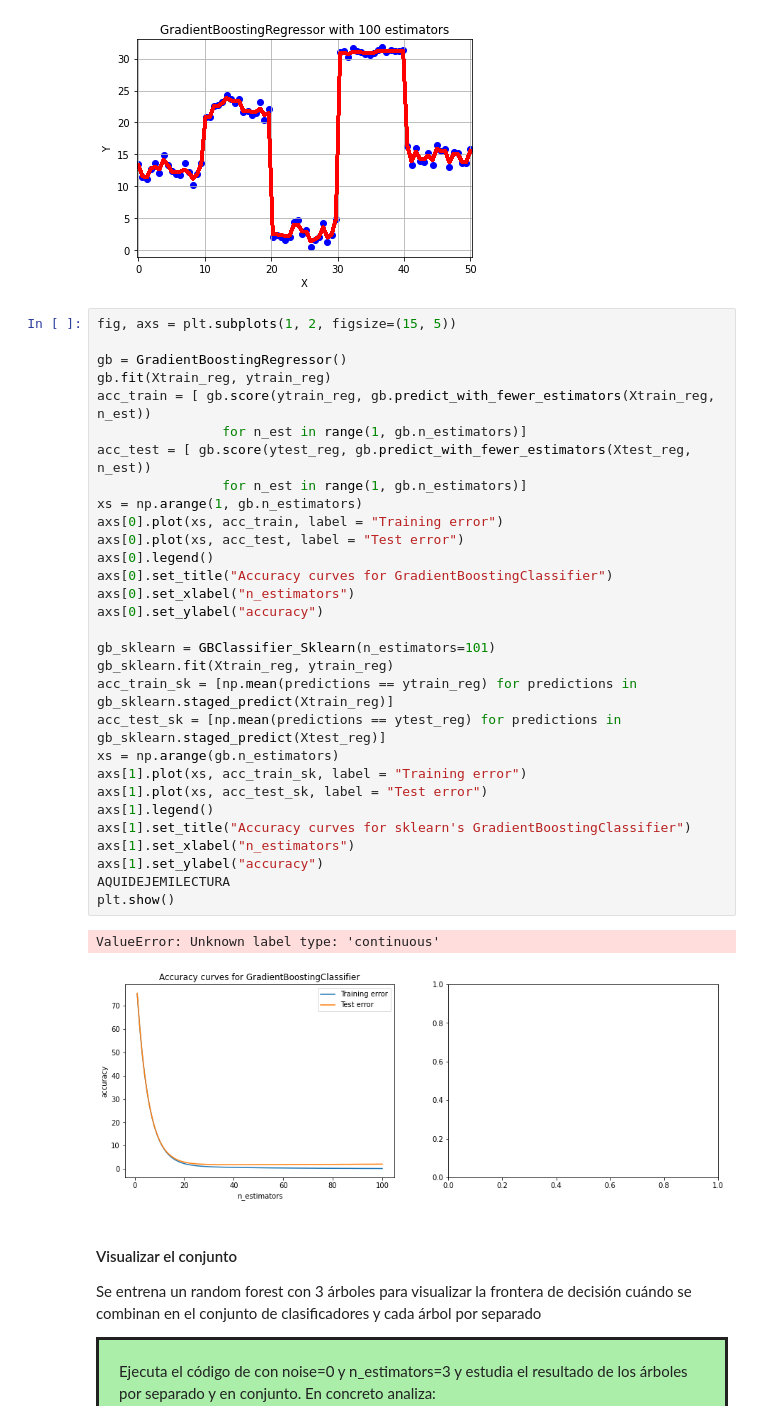
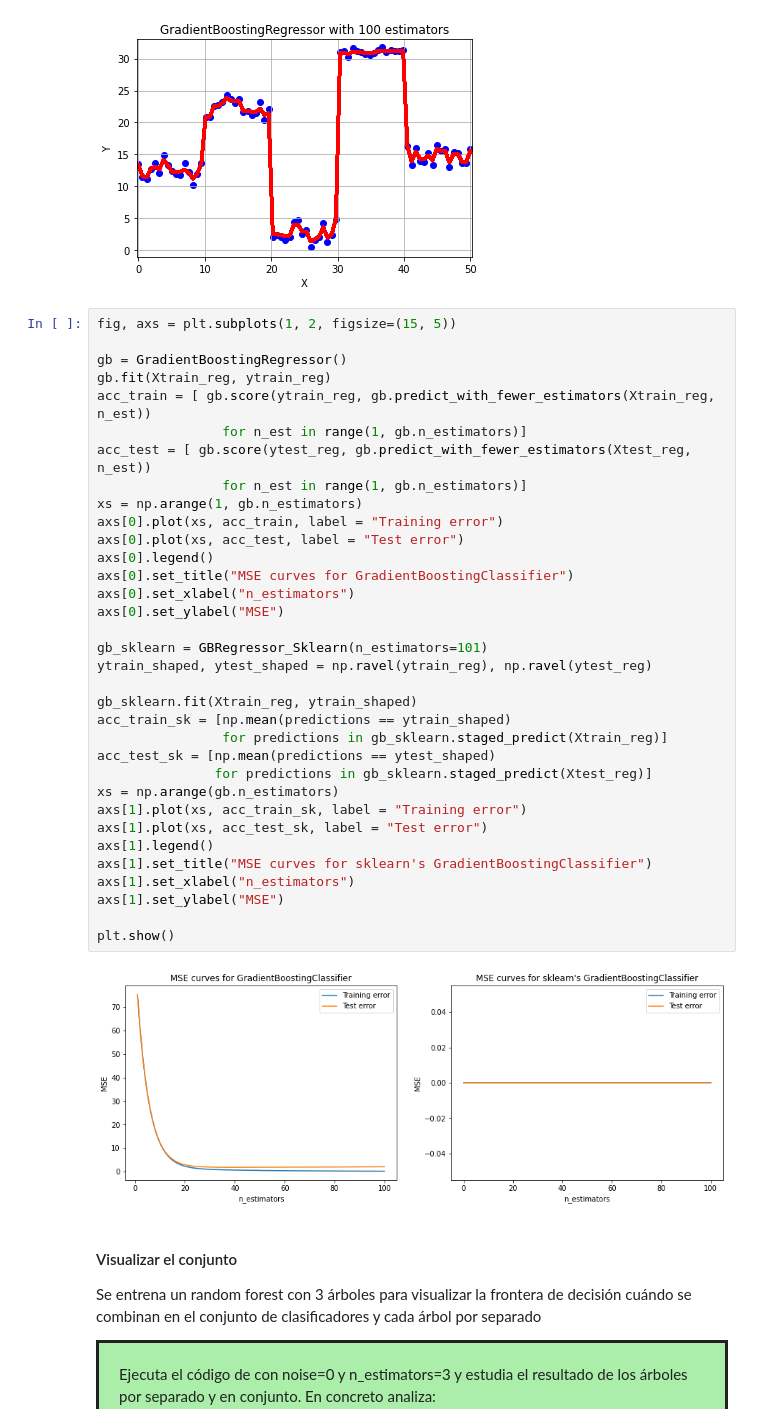
Before and after one commit to fjsaezm/mcd-maaa, a Jupyter notebook: P2/GradientBoosting.ipynb, the cells around one changed output. Cells and saved outputs as stored; diff of their text form.

```diff
--- a/P2/GradientBoosting.ipynb
+++ b/P2/GradientBoosting.ipynb
@@ -326,36 +327,39 @@ plotRegressionModel(Xtrain_reg, ytrain_reg, gb, "GradientBoostingRegressor with
 # %%
 fig, axs = plt.subplots(1, 2, figsize=(15, 5))
 
 gb = GradientBoostingRegressor()
 gb.fit(Xtrain_reg, ytrain_reg)
 acc_train = [ gb.score(ytrain_reg, gb.predict_with_fewer_estimators(Xtrain_reg, n_est))
                 for n_est in range(1, gb.n_estimators)]
 acc_test = [ gb.score(ytest_reg, gb.predict_with_fewer_estimators(Xtest_reg, n_est))
                 for n_est in range(1, gb.n_estimators)]
 xs = np.arange(1, gb.n_estimators)
 axs[0].plot(xs, acc_train, label = "Training error")
 axs[0].plot(xs, acc_test, label = "Test error")
 axs[0].legend()
-axs[0].set_title("Accuracy curves for GradientBoostingClassifier")
+axs[0].set_title("MSE curves for GradientBoostingClassifier")
 axs[0].set_xlabel("n_estimators")
-axs[0].set_ylabel("accuracy")
+axs[0].set_ylabel("MSE")
 
-gb_sklearn = GBClassifier_Sklearn(n_estimators=101)
-gb_sklearn.fit(Xtrain_reg, ytrain_reg)
-acc_train_sk = [np.mean(predictions == ytrain_reg) for predictions in gb_sklearn.staged_predict(Xtrain_reg)]
-acc_test_sk = [np.mean(predictions == ytest_reg) for predictions in gb_sklearn.staged_predict(Xtest_reg)]
+gb_sklearn = GBRegressor_Sklearn(n_estimators=101)
+ytrain_shaped, ytest_shaped = np.ravel(ytrain_reg), np.ravel(ytest_reg)
+
+gb_sklearn.fit(Xtrain_reg, ytrain_shaped)
+acc_train_sk = [np.mean(predictions == ytrain_shaped)
+                for predictions in gb_sklearn.staged_predict(Xtrain_reg)]
+acc_test_sk = [np.mean(predictions == ytest_shaped)
+               for predictions in gb_sklearn.staged_predict(Xtest_reg)]
 xs = np.arange(gb.n_estimators)
 axs[1].plot(xs, acc_train_sk, label = "Training error")
 axs[1].plot(xs, acc_test_sk, label = "Test error")
 axs[1].legend()
-axs[1].set_title("Accuracy curves for sklearn's GradientBoostingClassifier")
+axs[1].set_title("MSE curves for sklearn's GradientBoostingClassifier")
 axs[1].set_xlabel("n_estimators")
-axs[1].set_ylabel("accuracy")
-AQUIDEJEMILECTURA
+axs[1].set_ylabel("MSE")
+
 plt.show()
 # %% [output]
-ValueError: Unknown label type: 'continuous'
-[figure, old version]
+[figure, new version]
 # %% [markdown]
 #### Visualizar el conjunto
 Se entrena un random forest con 3 árboles para visualizar la frontera de decisión cuándo se combinan en el conjunto de clasificadores y cada árbol por separado
```
Also changed, not shown: parts of 4 cells of this notebook.
